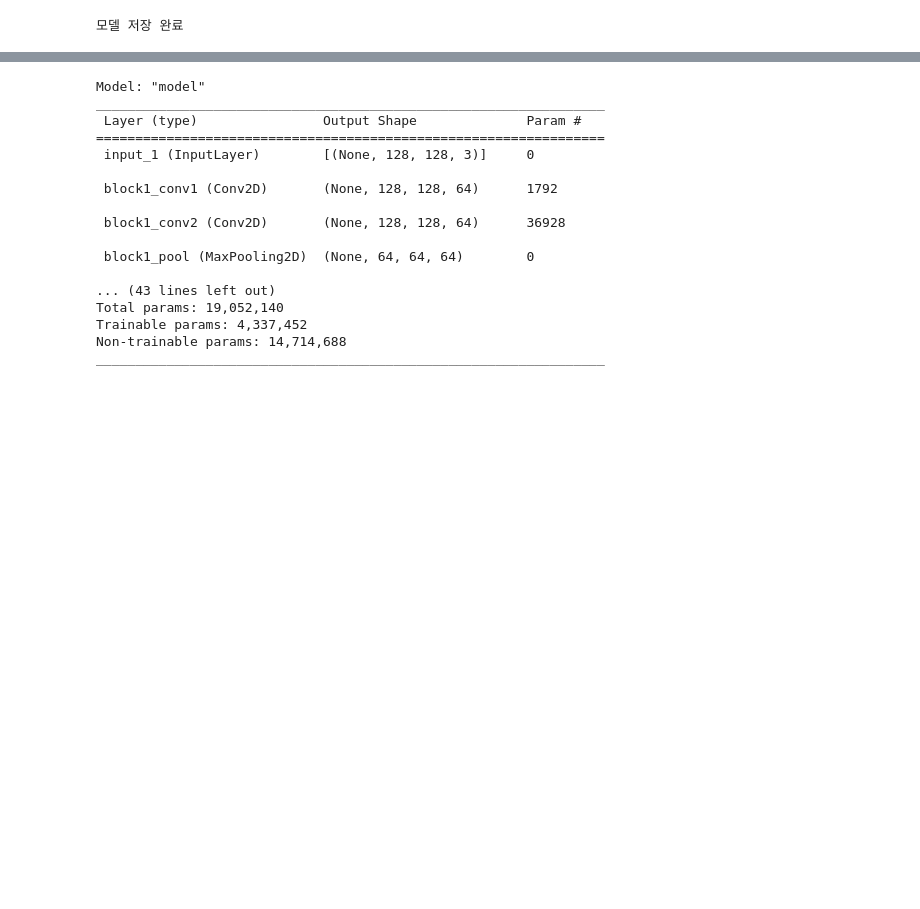
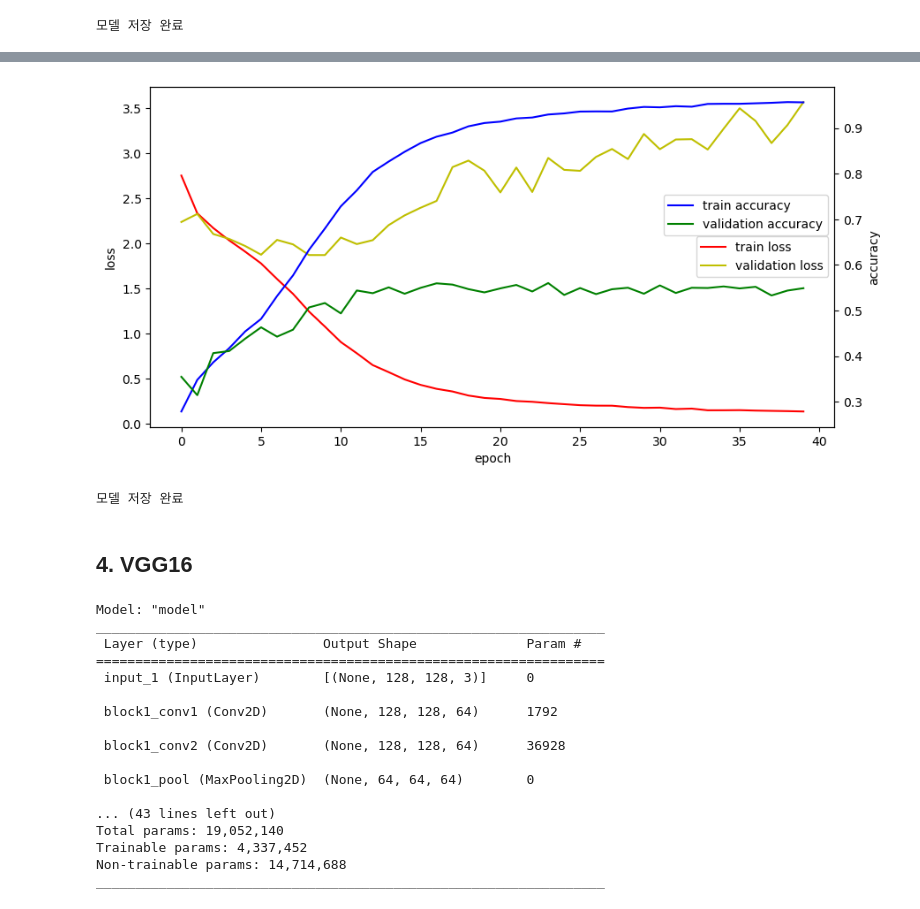
Before and after one commit to sehyeon24/2ndTeamProject, a Jupyter notebook: source/genre/CNN.ipynb, the cells around one changed output, grey strips where cells are left out. Drawn from its saved outputs; the diff is of its cells as text; code cells hidden in the pictures; blank space fills up the shorter version.

```diff
--- a/source/genre/CNN.ipynb
+++ b/source/genre/CNN.ipynb
@@ -55,8 +57,8 @@ warnings.filterwarnings(action='ignore')
 filepath = ('../team_project/data/')
 # %%
 # 데이터 불러오기
-X = np.load(filepath,'data.npy')  # 이미지 데이터 (예: 80,000개)
-y_df = pd.read_csv(filepath,'painting.csv')  # CSV 레이블 데이터
+X = np.load('../team_project/data/data.npy')  # 이미지 데이터 (예: 80,000개)
+y_df = pd.read_csv('../team_project/data/painting.csv')  # CSV 레이블 데이터
 # %%
 # y 라벨 인코딩 (문자형 → 숫자로 변환)
 label_encoder = LabelEncoder()
@@ -381,0 +427,3 @@ print("모델 저장 완료")
+# %%
+model = VGGNet.build(input_shape=(128, 128, 3))
+model.summary()
@@ -381,0 +448,9 @@ print("모델 저장 완료")
+# %%
+# 학습설정
+model.compile(optimizer=Adam(learning_rate=0.0005), loss='categorical_crossentropy',
+              metrics=['accuracy'])
+# 학습시키기
+customHistory = CustomHistory(3)
+earlystopping = EarlyStopping(patience=30)
+hist = model.fit(X_train, y_train, validation_data=(X_test, y_test), epochs=100, callbacks=[customHistory,
+                                                                                                earlystopping], verbose=1)
@@ -382,3 +482,26 @@ print("모델 저장 완료")
+# %%
+# 학습과정 표시하기(validation dataset 있는 경우)
+fig, loss_ax = plt.subplots(figsize=(10,5))
+loss_ax.plot(hist.history['loss'], 'r', label='train loss')
+loss_ax.plot(hist.history['val_loss'], 'y', label='validation loss')
+loss_ax.set_xlabel('epoch')
+loss_ax.set_ylabel('loss')
+acc_ax = loss_ax.twinx()
+acc_ax.plot(hist.history['accuracy'], 'b', label='train accuracy')
+acc_ax.plot(hist.history['val_accuracy'], 'g', label='validation accuracy')
+acc_ax.set_ylabel('accuracy')
+loss_ax.legend(loc='center right')
+acc_ax.legend(bbox_to_anchor=(0.999, 0.7))
+plt.show()
+# %% [output]
+[figure, added]
+# %%
+model.save(os.path.join(filepath,'cnn_vggnet_model.h5'))
+print("모델 저장 완료")
+# %% [output]
+모델 저장 완료
+# %% [markdown]
+## 4. VGG16
 # %%
 # Feature Extractor로 사용할 VGG16 모델 불러오기 (Fully Connected Layer 제외)
 base_model = VGG16(weights='imagenet', include_top=False, input_shape=(128, 128, 3))
```
Also changed, not shown: parts of 6 cells of this notebook.
